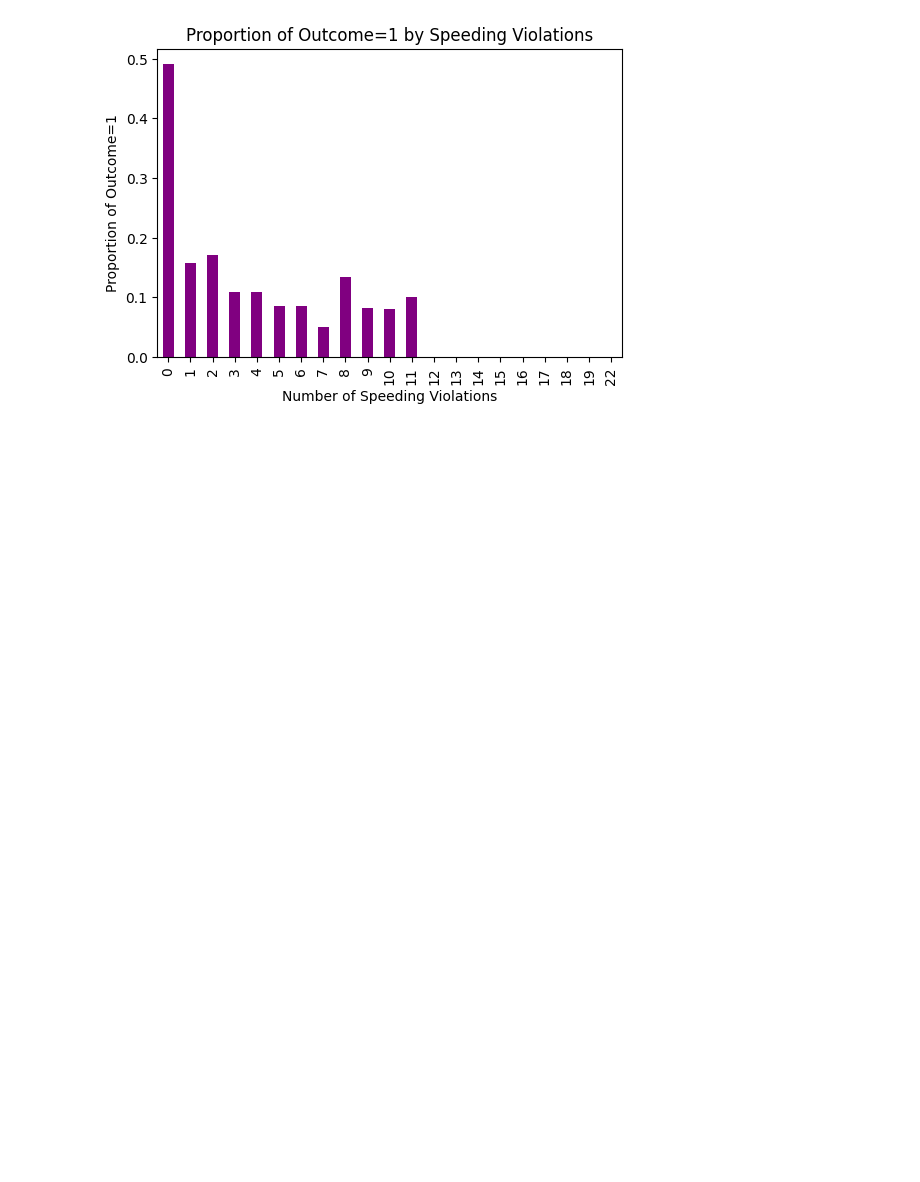
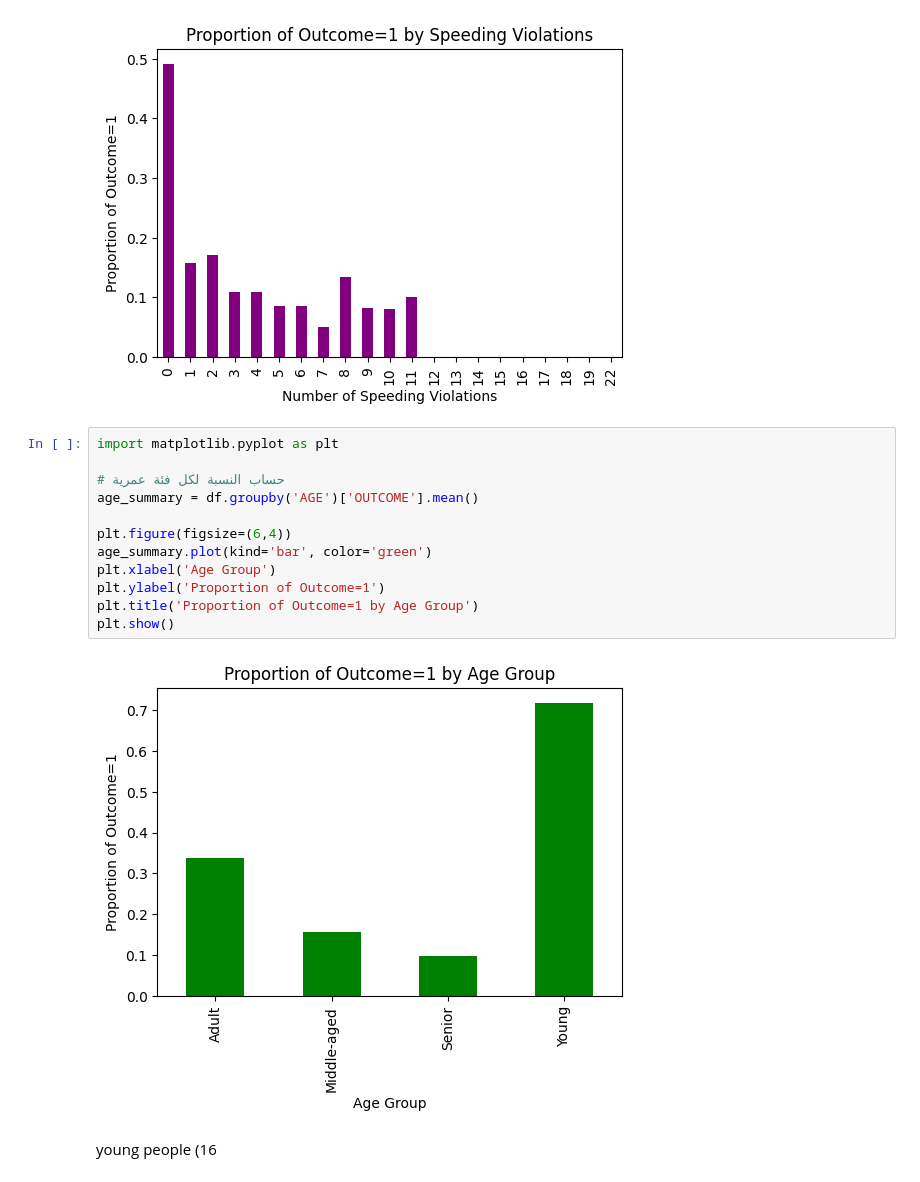
Before and after one commit to farahwadya/Car-insurance-intermediate-machine-learning-project, a Jupyter notebook: Car_insurance_prj.ipynb, the cells around one changed output. Drawn from its saved outputs; the diff is of its cells as text; blank space fills up the shorter version.

```diff
--- a/Car_insurance_prj.ipynb
+++ b/Car_insurance_prj.ipynb
@@ -242,3 +242,19 @@ plt.title('Proportion of Outcome=1 by Speeding Violations')
 plt.show()
 # %% [output]
 [figure]
+# %%
+import matplotlib.pyplot as plt
+
+# حساب النسبة لكل فئة عمرية
+age_summary = df.groupby('AGE')['OUTCOME'].mean()
+
+plt.figure(figsize=(6,4))
+age_summary.plot(kind='bar', color='green')
+plt.xlabel('Age Group')
+plt.ylabel('Proportion of Outcome=1')
+plt.title('Proportion of Outcome=1 by Age Group')
+plt.show()
+# %% [output]
+[figure, added]
+# %% [markdown]
+young people (16
```
